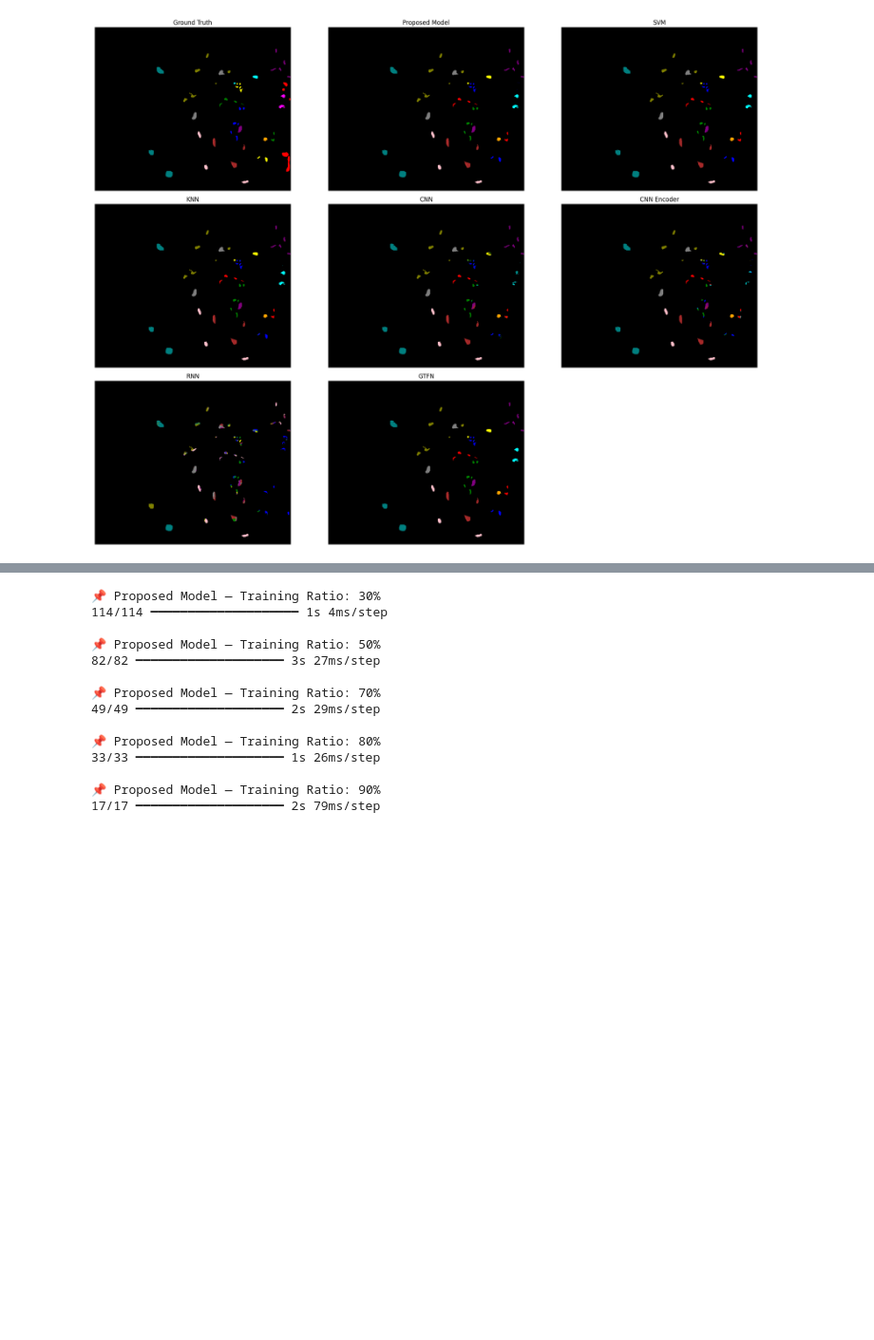
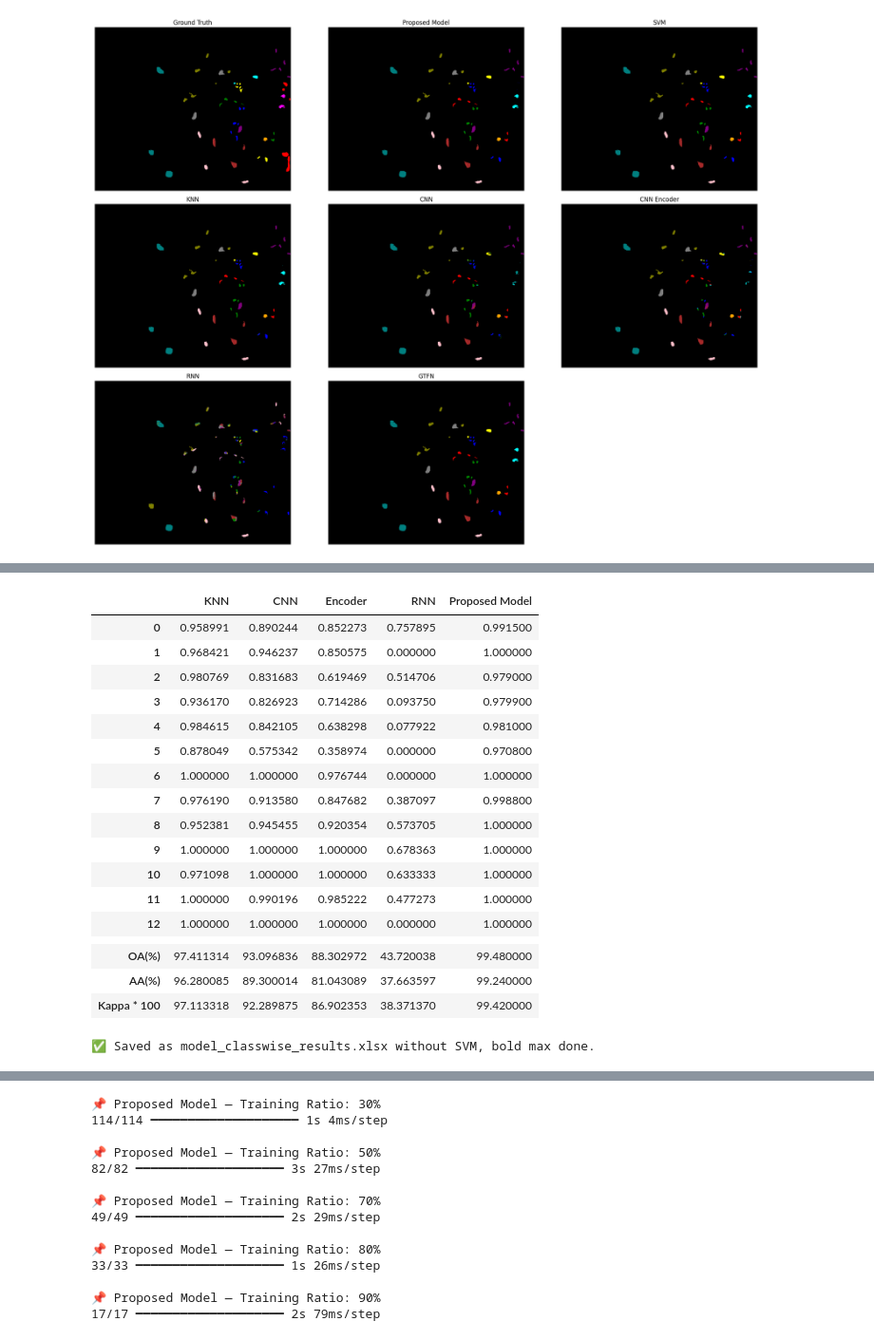
Before and after one commit to vrd-deeplearning/HSI, a Jupyter notebook: ksc/KSC.ipynb, the cells around one changed output, grey strips where cells are left out. Shown at 95% size. Drawn from its saved outputs; the diff is of its cells as text; code cells hidden in the pictures; blank space fills up the shorter version.

```diff
--- a/ksc/KSC.ipynb
+++ b/ksc/KSC.ipynb
@@ -771,3 +794,82 @@ evaluate_model("RNN", y_test, y_pred_rnn, num_classes, results)
+# %%
+# Step 1: Get model names (excluding SVM)
+model_names = [k for k in model_names if k != 'Proposed Model'] + ['Proposed Model']
+
+# Step 2: Determine number of classes
+max_classes = max(len(results[model]['F1']) for model in model_names)
+
+# Step 3: Build DataFrame for Class-wise F1 scores
+data = {}
+
+for model in model_names:
+    f1_scores = results[model]['F1']
+    # Pad if needed
+    if len(f1_scores) < max_classes:
+        f1_scores += [np.nan] * (max_classes - len(f1_scores))
+    data[model] = f1_scores
+
+df = pd.DataFrame(data)
+df.index = [i for i in range(max_classes)]  # Class No.
+
+# Step 4: Add OA, AA, Kappa rows
+metrics_rows = pd.DataFrame({
+    model: [
+        results[model]['OA'] * 100,    # OA(%)
+        results[model]['AA'] * 100,    # AA(%)
+        results[model]['Kappa'] * 100  # Kappa * 100
+    ]
+    for model in model_names
+}, index=['OA(%)', 'AA(%)', 'Kappa * 100'])
+
+# Step 5: Combine class-wise + metrics
+final_df = pd.concat([
+    df,
+    pd.DataFrame([[''] * len(model_names)], columns=model_names, index=['']),  # separator
+    metrics_rows
+])
+
+# Display in console with bold highest in row
+def highlight_max(s):
+    # Skip blank row
+    if s.name == '':
+        return ['' for _ in s]
+    try:
+        # Convert to float, ignore empty cells
+        s_numeric = pd.to_numeric(s, errors='coerce')
+        is_max = s_numeric == s_numeric.max()
+        return ['font-weight: bold' if v else '' for v in is_max]
+    except:
+        return ['' for _ in s]
+
+styled = final_df.style.apply(highlight_max, axis=1)
+
+# Show in notebook/console
+display(styled)
+
+# Save to Excel with bold
+styled.to_excel("model_classwise_results.xlsx", engine='openpyxl')
+
+print("✅ Saved as model_classwise_results.xlsx without SVM, bold max done.")
+# %% [output]
+|  | KNN | CNN | Encoder | RNN | Proposed Model |
+| 0 | 0.958991 | 0.890244 | 0.852273 | 0.757895 | 0.991500 |
+| 1 | 0.968421 | 0.946237 | 0.850575 | 0.000000 | 1.000000 |
+| 2 | 0.980769 | 0.831683 | 0.619469 | 0.514706 | 0.979000 |
+| 3 | 0.936170 | 0.826923 | 0.714286 | 0.093750 | 0.979900 |
+| 4 | 0.984615 | 0.842105 | 0.638298 | 0.077922 | 0.981000 |
+| 5 | 0.878049 | 0.575342 | 0.358974 | 0.000000 | 0.970800 |
+| 6 | 1.000000 | 1.000000 | 0.976744 | 0.000000 | 1.000000 |
+| 7 | 0.976190 | 0.913580 | 0.847682 | 0.387097 | 0.998800 |
+| 8 | 0.952381 | 0.945455 | 0.920354 | 0.573705 | 1.000000 |
+| 9 | 1.000000 | 1.000000 | 1.000000 | 0.678363 | 1.000000 |
+| 10 | 0.971098 | 1.000000 | 1.000000 | 0.633333 | 1.000000 |
+| 11 | 1.000000 | 0.990196 | 0.985222 | 0.477273 | 1.000000 |
+| 12 | 1.000000 | 1.000000 | 1.000000 | 0.000000 | 1.000000 |
+|  |  |  |  |  |  |
+| OA(%) | 97.411314 | 93.096836 | 88.302972 | 43.720038 | 99.480000 |
+| AA(%) | 96.280085 | 89.300014 | 81.043089 | 37.663597 | 99.240000 |
+| Kappa * 100 | 97.113318 | 92.289875 | 86.902353 | 38.371370 | 99.420000 |
+✅ Saved as model_classwise_results.xlsx without SVM, bold max done.
 # %%
 train_ratios = [ 0.3, 0.5, 0.7, 0.8, 0.9]  # Training split percentages
 model_names = ['SVM', 'KNN', 'CNN', 'Encoder', 'RNN', 'GTFN','Proposed']
```
Also changed, not shown: parts of 12 cells of this notebook, 1 other file.
